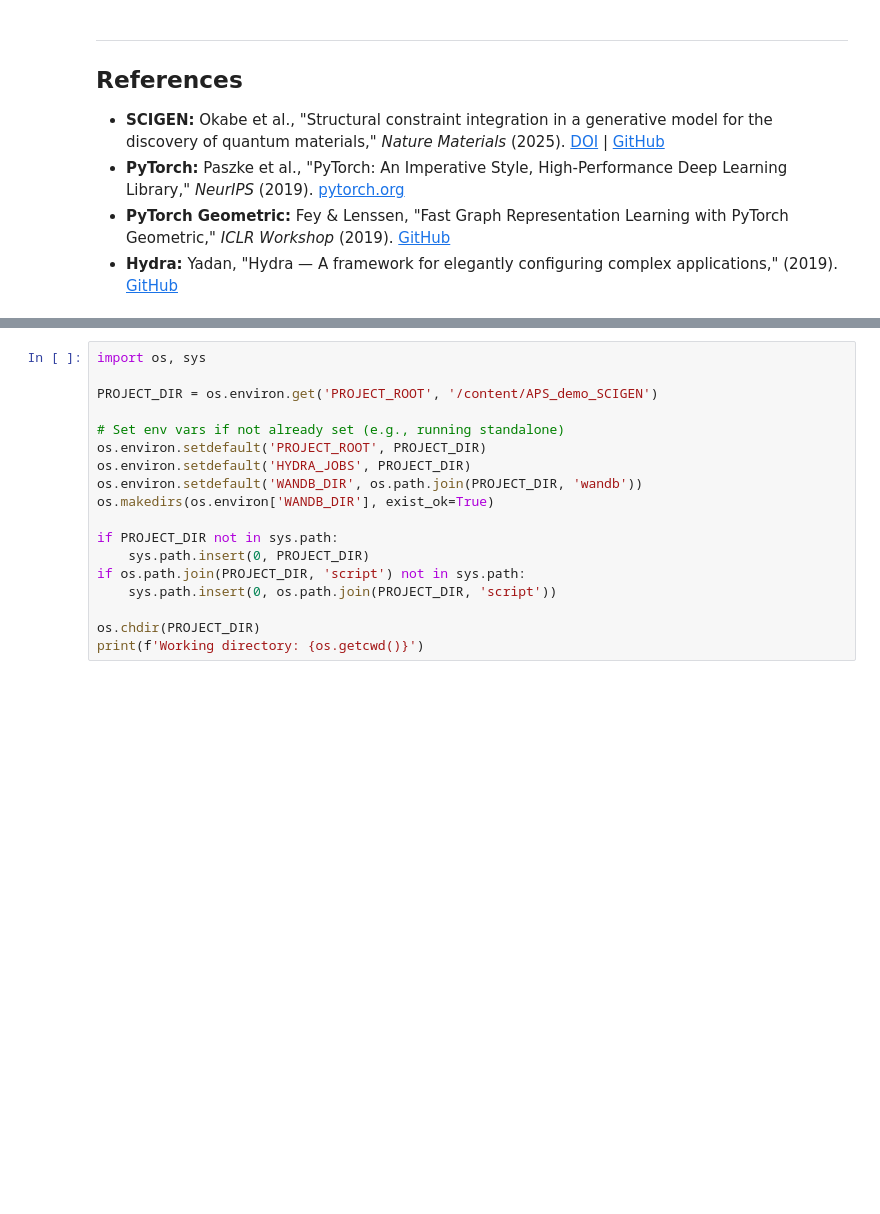
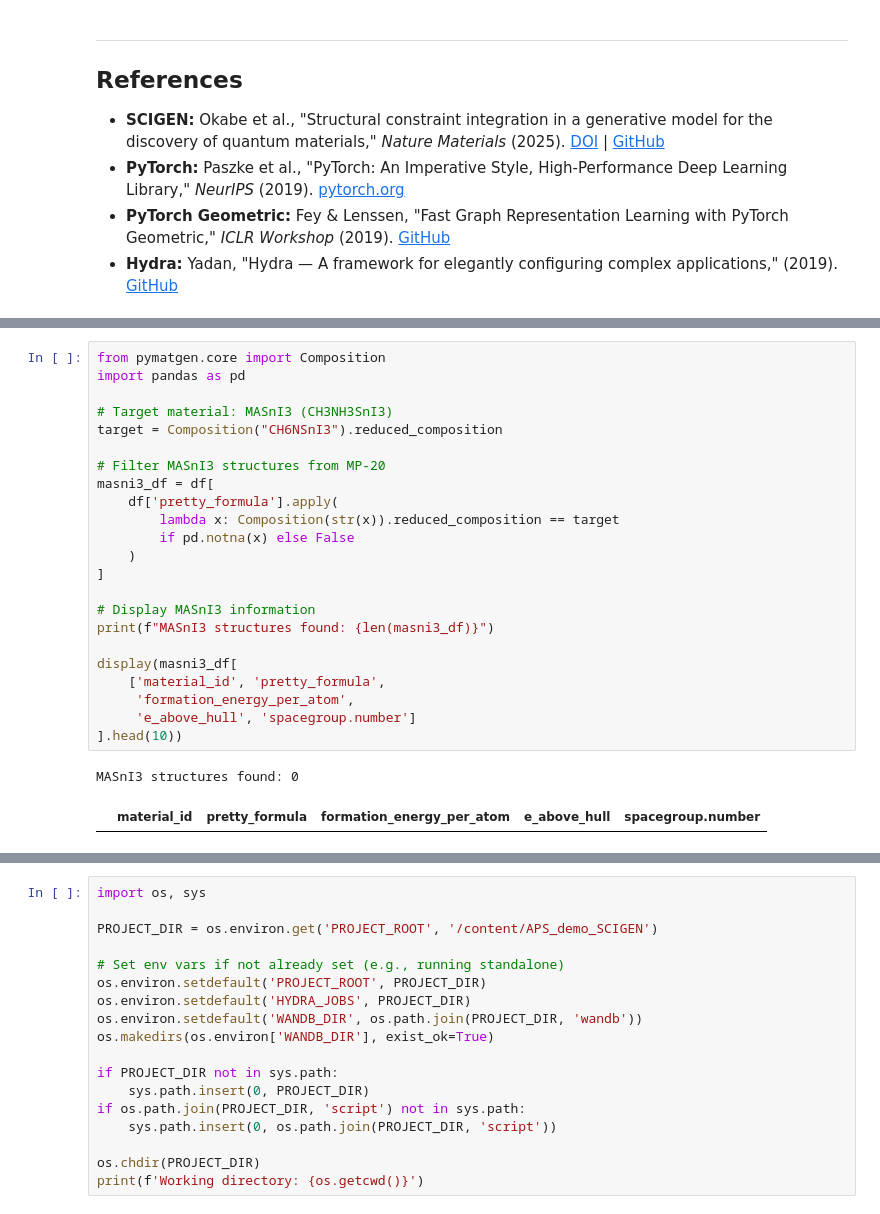
Before and after one commit to tffnnnnnn/Machine_Learning_MASnI3, a Jupyter notebook: SCIGEN_00_02_04setup.ipynb, the cells around one changed output, grey strips where cells are left out. Drawn from its saved outputs; the diff is of its cells as text; blank space fills up the shorter version.

```diff
--- a/SCIGEN_00_02_04setup.ipynb
+++ b/SCIGEN_00_02_04setup.ipynb
@@ -696,0 +1822,26 @@ Setup complete! You are ready for the tutorial.
+# %%
+from pymatgen.core import Composition
+import pandas as pd
+
+# Target material: MASnI3 (CH3NH3SnI3)
+target = Composition("CH6NSnI3").reduced_composition
+
+# Filter MASnI3 structures from MP-20
+masni3_df = df[
+    df['pretty_formula'].apply(
+        lambda x: Composition(str(x)).reduced_composition == target
+        if pd.notna(x) else False
+    )
+]
+
+# Display MASnI3 information
+print(f"MASnI3 structures found: {len(masni3_df)}")
+
+display(masni3_df[
+    ['material_id', 'pretty_formula',
+     'formation_energy_per_atom',
+     'e_above_hull', 'spacegroup.number']
+].head(10))
+# %% [output]
+MASnI3 structures found: 0
+|  | material_id | pretty_formula | formation_energy_per_atom | e_above_hull | spacegroup.number |
```
Also changed, not shown: parts of 31 cells of this notebook.
